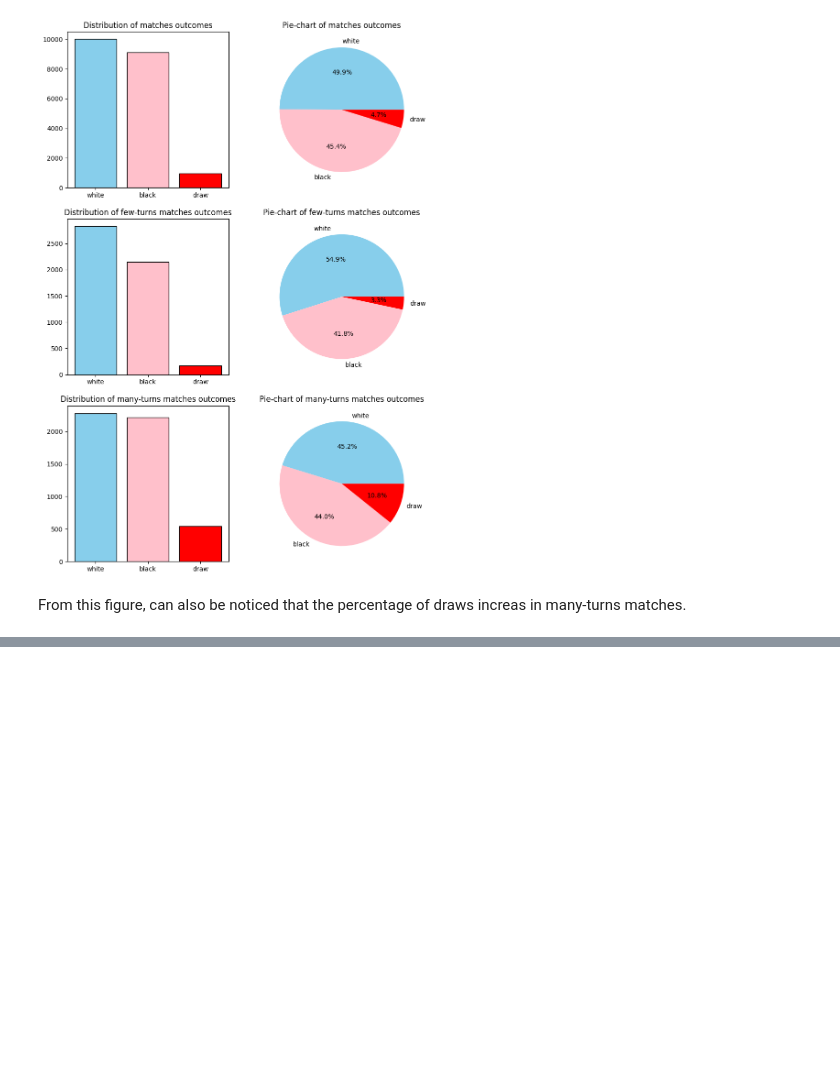
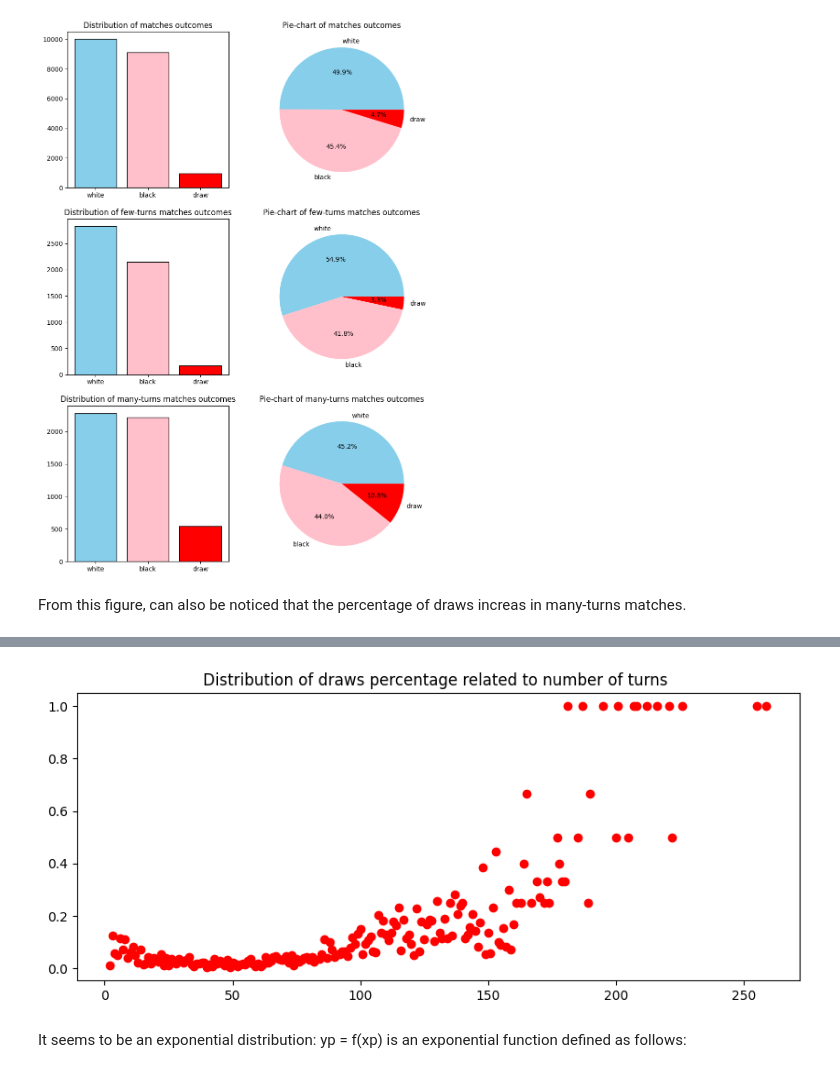
Before and after one commit to andreamurari/chess_project_off, a Jupyter notebook: chess_project_off.ipynb, the cells around one changed output, grey strips where cells are left out. Cells and saved outputs as stored; diff of their text form; code cells hidden in the pictures; blank space fills up the shorter version.

```diff
--- a/chess_project_off.ipynb
+++ b/chess_project_off.ipynb
@@ -271,0 +331,18 @@ From this figure, can also be noticed that the percentage of draws increas in ma
+# %%
+draw_mask = chess_df['winner'] == 'draw'
+draw_df = chess_df[draw_mask]
+
+chess_df ['draw'] = draw_mask * 1
+chess_df ['rating_diff'] = abs (chess_df['white_rating'] - chess_df ['black_rating'])
+
+draw_turns_pct = draw_df['turns'].value_counts() / chess_df['turns'].value_counts()
+# %%
+plt.figure(figsize = (10,4))
+plt.scatter(draw_turns_pct.index, draw_turns_pct, c = 'red')
+plt.title('Distribution of draws percentage related to number of turns ')
+plt.show()
+# %% [output]
+[figure, added]
+# %% [markdown]
+It seems to be an exponential distribution:
+yp = f(xp) is an exponential function defined as follows:
```
Also changed, not shown: parts of 17 cells of this notebook.
